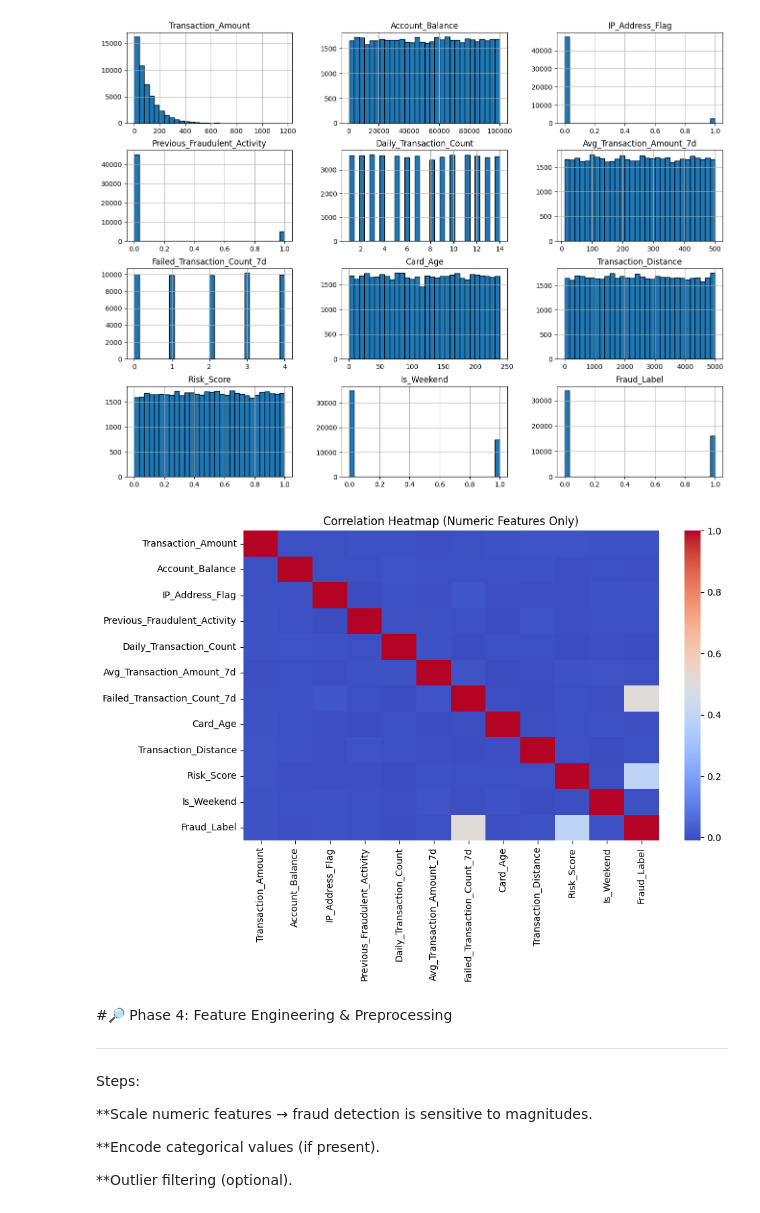
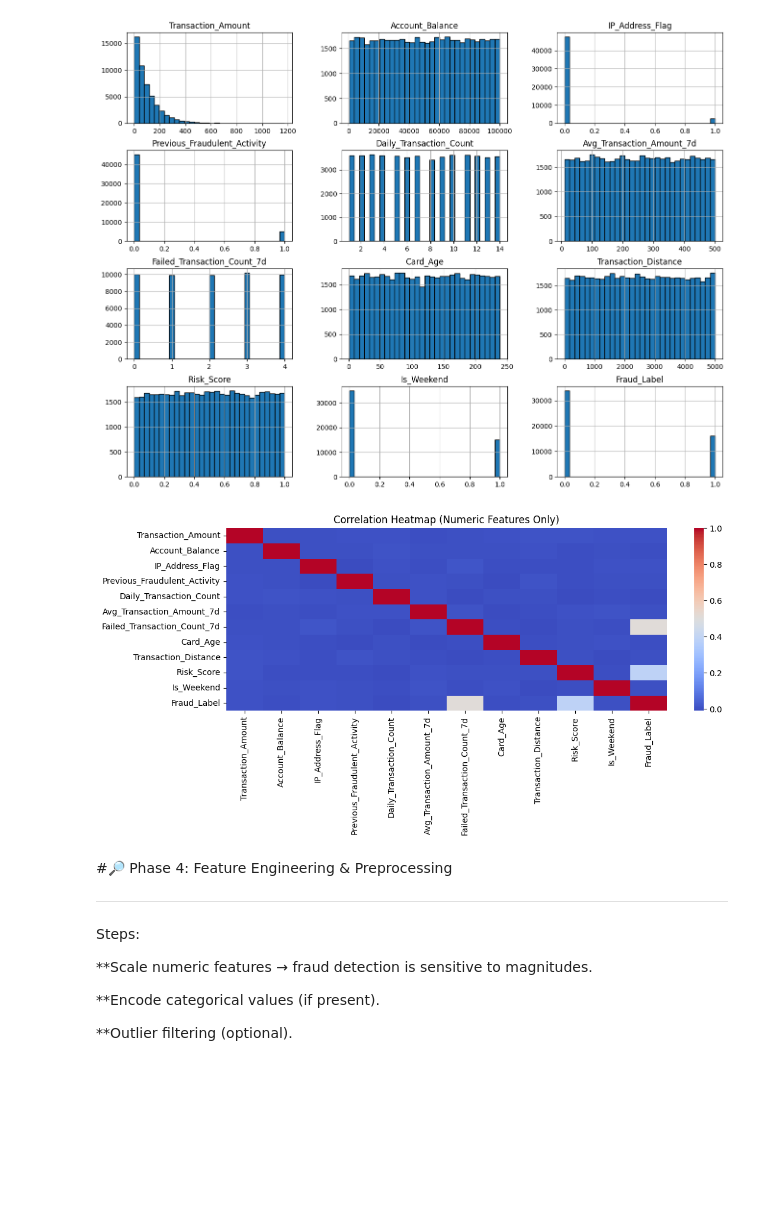
Before and after one commit to saikiran-18/Transaction-Fraud-Detection, a Jupyter notebook: Transaction_Fraud_Detection_project.ipynb, the cells around one changed output. Saved outputs shown, nothing was run; the diff lists cells and outputs as text; code cells hidden in the pictures; blank space fills up the shorter version.

```diff
--- a/Transaction_Fraud_Detection_project.ipynb
+++ b/Transaction_Fraud_Detection_project.ipynb
@@ -180,12 +180,12 @@ array([[<Axes: title={'center': 'Transaction_Amount'}>,
 [figure]
 # %%
 # Correlation heatmap
-plt.figure(figsize=(10,6))
+plt.figure(figsize=(12,4))
 sns.heatmap(numeric_df.corr(), annot=False, cmap="coolwarm")
 plt.title("Correlation Heatmap (Numeric Features Only)")
 plt.show()
 # %% [output]
-[figure, old version]
+[figure, new version]
 # %% [markdown]
 #🔎 Phase 4: Feature Engineering & Preprocessing
 
```
Also changed, not shown: parts of 5 cells of this notebook.
